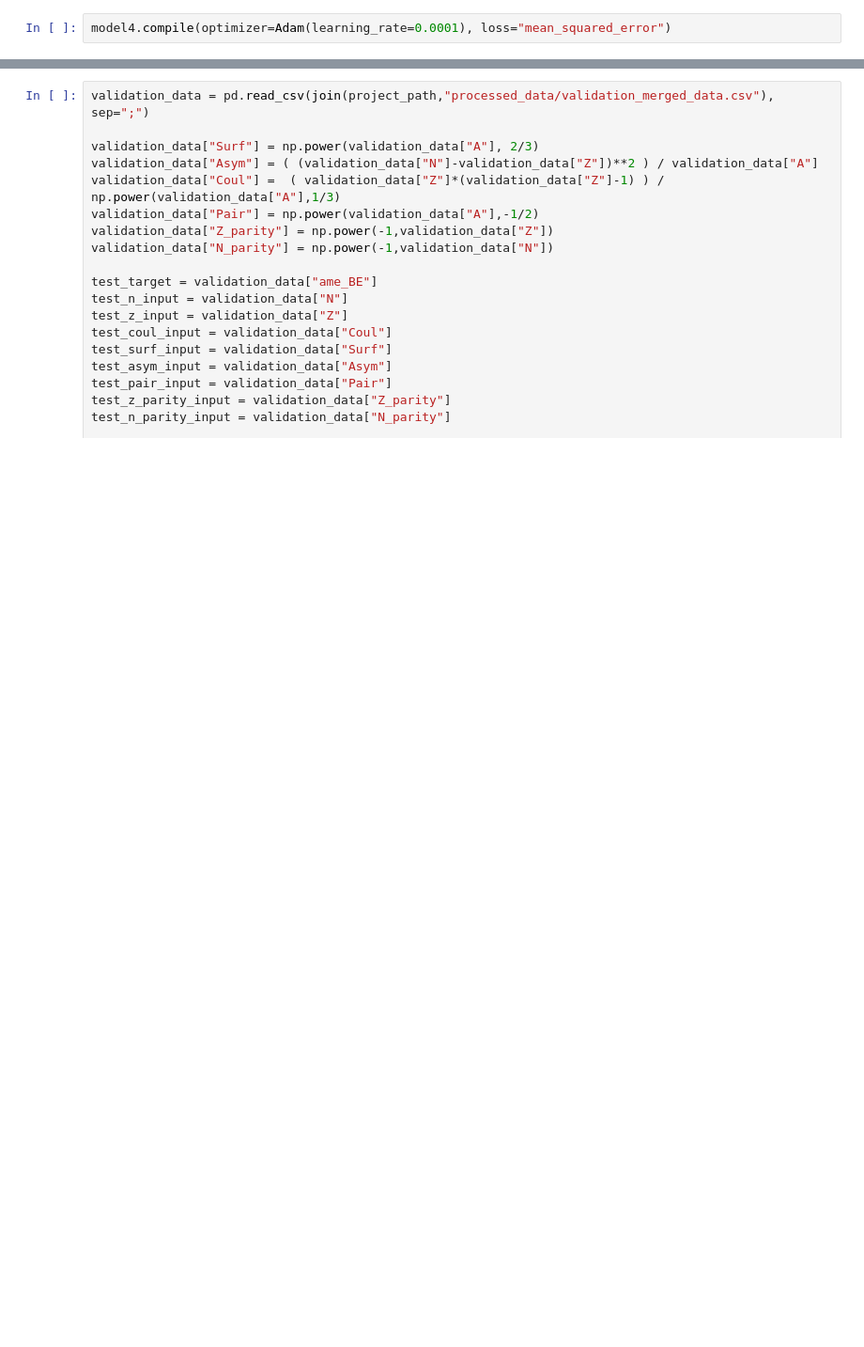
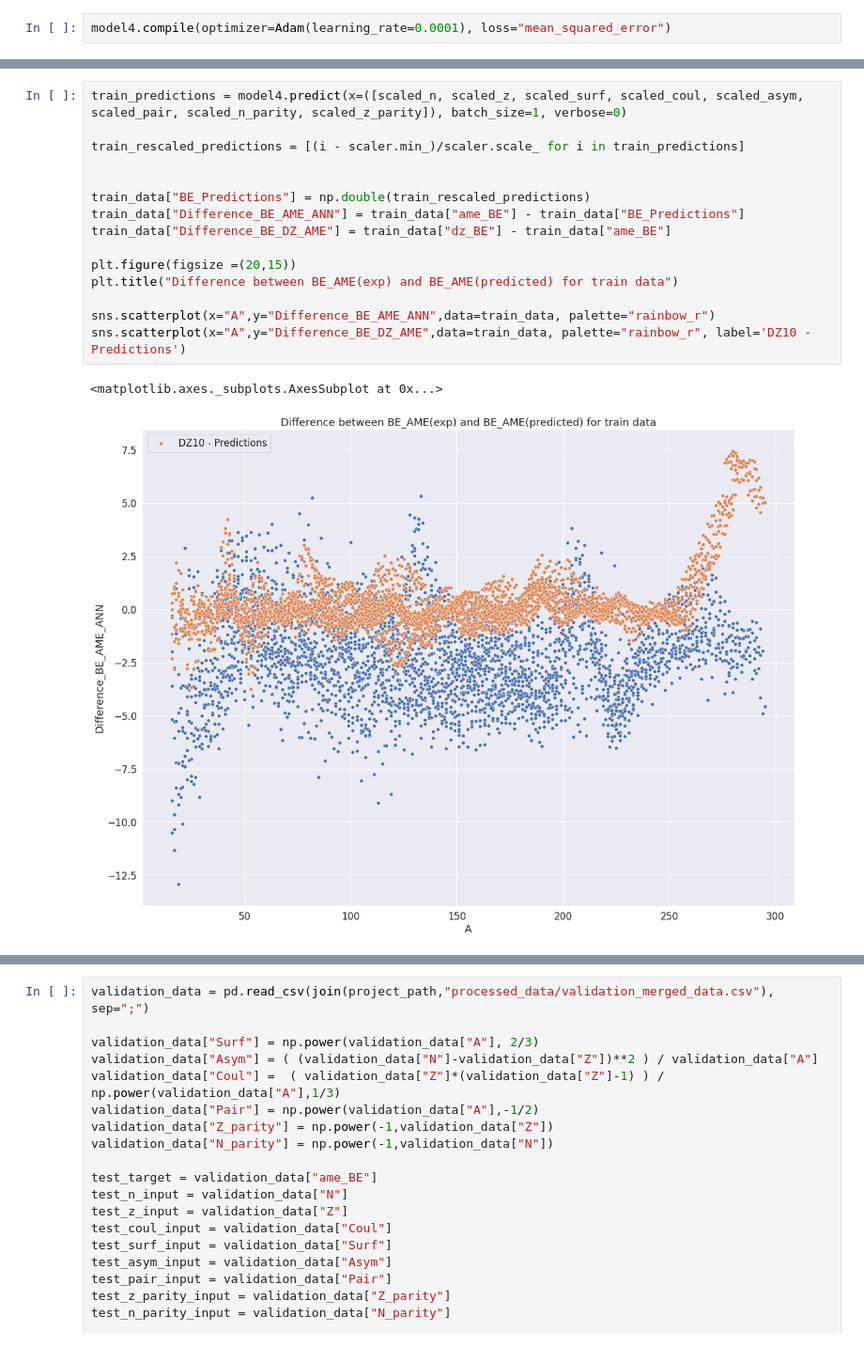
Before and after one commit to AlexianL/StudentProject2023, a Jupyter notebook: artificial_neural_network.ipynb, the cells around one changed output, grey strips where cells are left out. Shown: that part at 94% size. Cells and saved outputs as stored; diff of their text form; blank space fills up the shorter version.

```diff
--- a/artificial_neural_network.ipynb
+++ b/artificial_neural_network.ipynb
@@ -141,0 +148,18 @@ Epoch 100/100
+# %%
+train_predictions = model4.predict(x=([scaled_n, scaled_z, scaled_surf, scaled_coul, scaled_asym, scaled_pair, scaled_n_parity, scaled_z_parity]), batch_size=1, verbose=0)
+
+train_rescaled_predictions = [(i - scaler.min_)/scaler.scale_ for i in train_predictions]
+
+
+train_data["BE_Predictions"] = np.double(train_rescaled_predictions)
+train_data["Difference_BE_AME_ANN"] = train_data["ame_BE"] - train_data["BE_Predictions"]
+train_data["Difference_BE_DZ_AME"] = train_data["dz_BE"] - train_data["ame_BE"]
+
+plt.figure(figsize =(20,15))
+plt.title("Difference between BE_AME(exp) and BE_AME(predicted) for train data")
+
+sns.scatterplot(x="A",y="Difference_BE_AME_ANN",data=train_data, palette="rainbow_r")
+sns.scatterplot(x="A",y="Difference_BE_DZ_AME",data=train_data, palette="rainbow_r", label='DZ10 - Predictions')
+# %% [output]
+<matplotlib.axes._subplots.AxesSubplot at 0x...>
+[figure, added]
```
Also changed, not shown: parts of 8 cells of this notebook.
